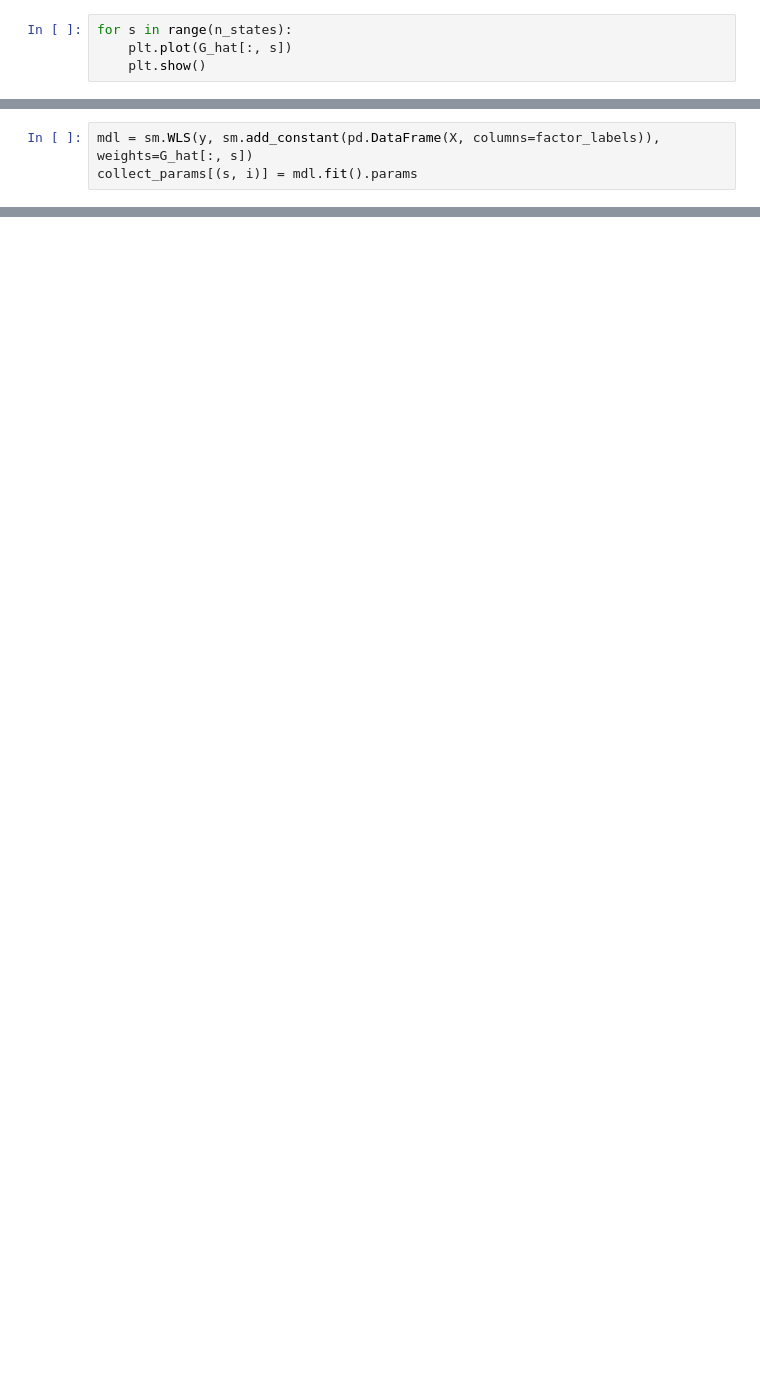
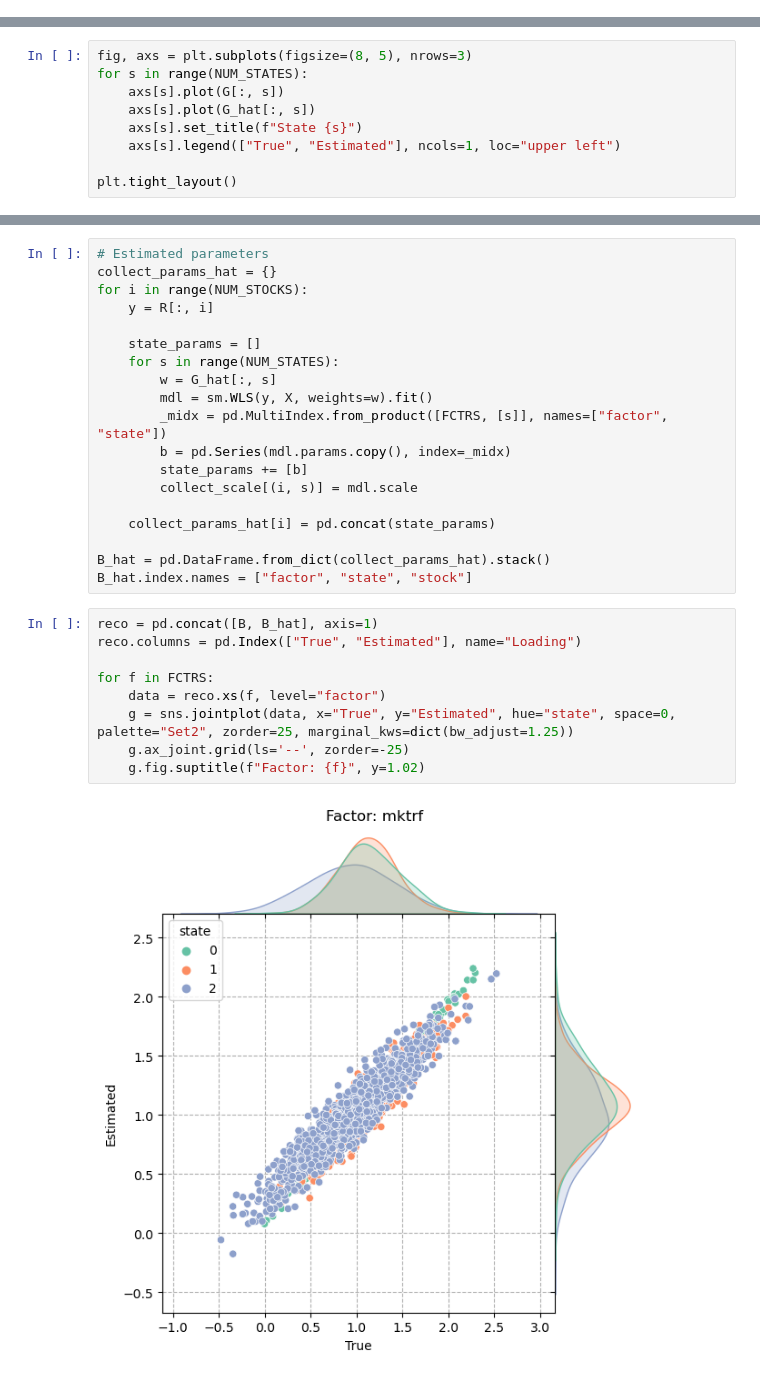
Before and after one commit to fcoibanez/regimeaware, a Jupyter notebook: notebooks/recovery.ipynb, the cells around one changed output, grey strips where cells are left out. Cells and saved outputs as stored; diff of their text form; blank space fills up the shorter version.

Commit message:
adding parameter recovery exercise

```diff
--- a/notebooks/recovery.ipynb
+++ b/notebooks/recovery.ipynb
@@ -179,4 +18,0 @@ for s in range(n_states):
-# %%
-for s in range(n_states):
-    plt.plot(G_hat[:, s])
-    plt.show()
@@ -187,3 +18,0 @@ for s in range(n_states):
-# %%
-mdl = sm.WLS(y, sm.add_constant(pd.DataFrame(X, columns=factor_labels)), weights=G_hat[:, s])
-collect_params[(s, i)] = mdl.fit().params
@@ -189,0 +148,9 @@ collect_params[(s, i)] = mdl.fit().params
+# %%
+fig, axs = plt.subplots(figsize=(8, 5), nrows=3)
+for s in range(NUM_STATES):
+    axs[s].plot(G[:, s])
+    axs[s].plot(G_hat[:, s])
+    axs[s].set_title(f"State {s}")
+    axs[s].legend(["True", "Estimated"], ncols=1, loc="upper left")
+
+plt.tight_layout()
@@ -189,0 +159,30 @@ collect_params[(s, i)] = mdl.fit().params
+# %%
+# Estimated parameters
+collect_params_hat = {}
+for i in range(NUM_STOCKS):
+    y = R[:, i]
+
+    state_params = []
+    for s in range(NUM_STATES):
+        w = G_hat[:, s]
+        mdl = sm.WLS(y, X, weights=w).fit()
+        _midx = pd.MultiIndex.from_product([FCTRS, [s]], names=["factor", "state"])
+        b = pd.Series(mdl.params.copy(), index=_midx)
+        state_params += [b]
+        collect_scale[(i, s)] = mdl.scale
+
+    collect_params_hat[i] = pd.concat(state_params)
+
+B_hat = pd.DataFrame.from_dict(collect_params_hat).stack()
+B_hat.index.names = ["factor", "state", "stock"]
+# %%
+reco = pd.concat([B, B_hat], axis=1)
+reco.columns = pd.Index(["True", "Estimated"], name="Loading")
+
+for f in FCTRS:
+    data = reco.xs(f, level="factor")
+    g = sns.jointplot(data, x="True", y="Estimated", hue="state", space=0, palette="Set2", zorder=25, marginal_kws=dict(bw_adjust=1.25))
+    g.ax_joint.grid(ls='--', zorder=-25)
+    g.fig.suptitle(f"Factor: {f}", y=1.02)
+# %% [output]
+[figure, added]
```
Also changed, not shown: parts of 22 cells of this notebook.
